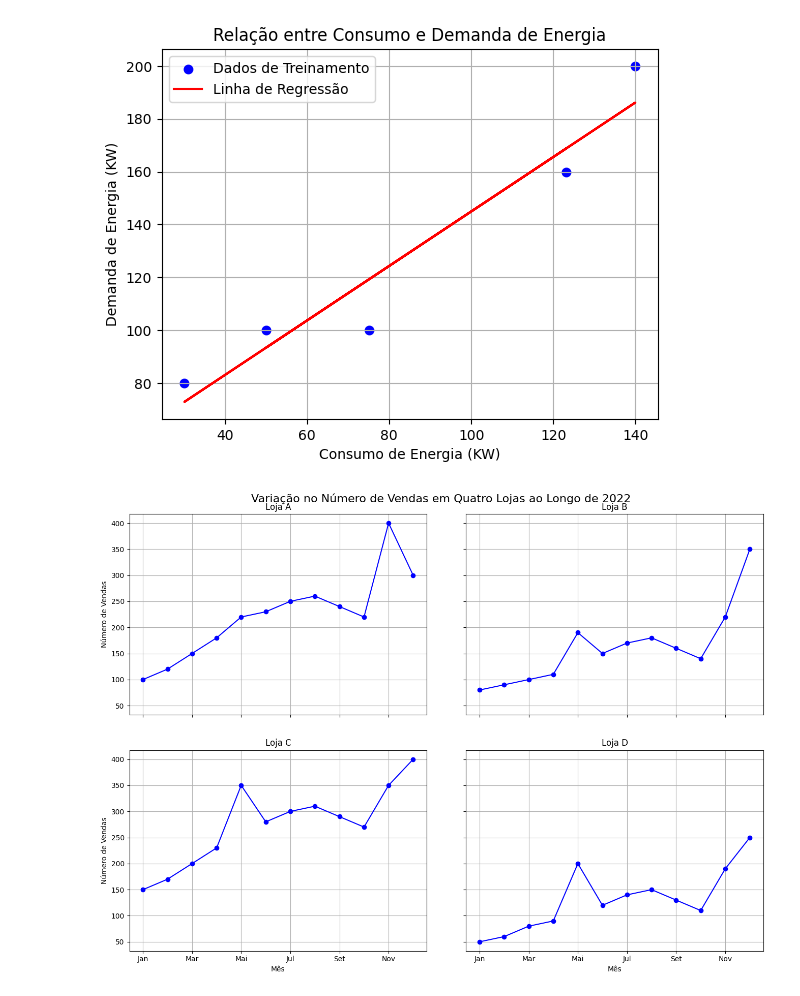
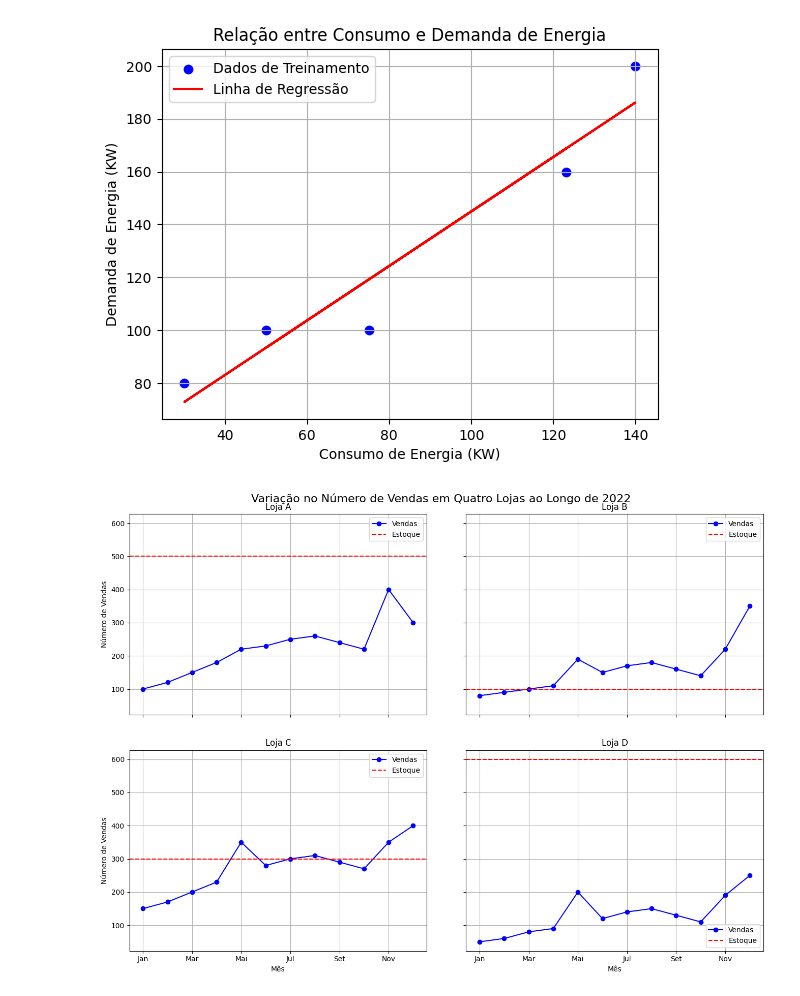
Before and after one commit to Biel559/Aula1, a Jupyter notebook: Aula5/exercicio.ipynb, the cells around one changed output. Saved outputs shown, nothing was run; the diff lists cells and outputs as text; code cells hidden in the pictures.

```diff
--- a/Aula5/exercicio.ipynb
+++ b/Aula5/exercicio.ipynb
@@ -189,6 +189,7 @@ Consumo: 150 KW - Demanda prevista: 196.41 KW
 [figure]
 # %%
 lojas = ['A', 'B', 'C', 'D']
+estoque = [500, 100, 300, 600]
 vendas_2022 = {
     'Jan': [100, 80, 150, 50],
     'Fev': [120, 90, 170, 60],
@@ -199,32 +200,37 @@ vendas_2022 = {
     'Jul': [250, 170, 300, 140],
     'Ago': [260, 180, 310, 150],
     'Set': [240, 160, 290, 130],
     'Out': [220, 140, 270, 110],
     'Nov': [400, 220, 350, 190],
     'Dez': [300, 350, 400, 250]
 }
 
 # Criando o DataFrame
 df_vendas = pd.DataFrame(vendas_2022, index=lojas).T
 
 # Criando a figura e os subplots
 fig, axs = plt.subplots(2, 2, figsize=(14, 10), sharex=True, sharey=True)
 
 # Ajustando o layout
 fig.tight_layout(pad=4.0)
 
 # Plotando os dados para cada loja
 for i, loja in enumerate(lojas):
     ax = axs[i // 2, i % 2]
-    df_vendas[loja].plot(ax=ax, marker='o', linestyle='-', title=f'Loja {loja}', color='b')
+    df_vendas[loja].plot(ax=ax, marker='o', linestyle='-', title=f'Loja {loja}', color='b', label='Vendas')
+
+    # Adicionando o estoque ao gráfico
+    ax.axhline(y=estoque[i], color='r', linestyle='--', label='Estoque')
+
     ax.set_xlabel('Mês')
     ax.set_ylabel('Número de Vendas')
     ax.grid(True)
+    ax.legend()
 
 # Ajustando o título da figura
 fig.suptitle('Variação no Número de Vendas em Quatro Lojas ao Longo de 2022', fontsize=16)
 
 # Exibindo o gráfico
 plt.show()
 # %% [output]
-[figure, old version]
+[figure, new version]
```
